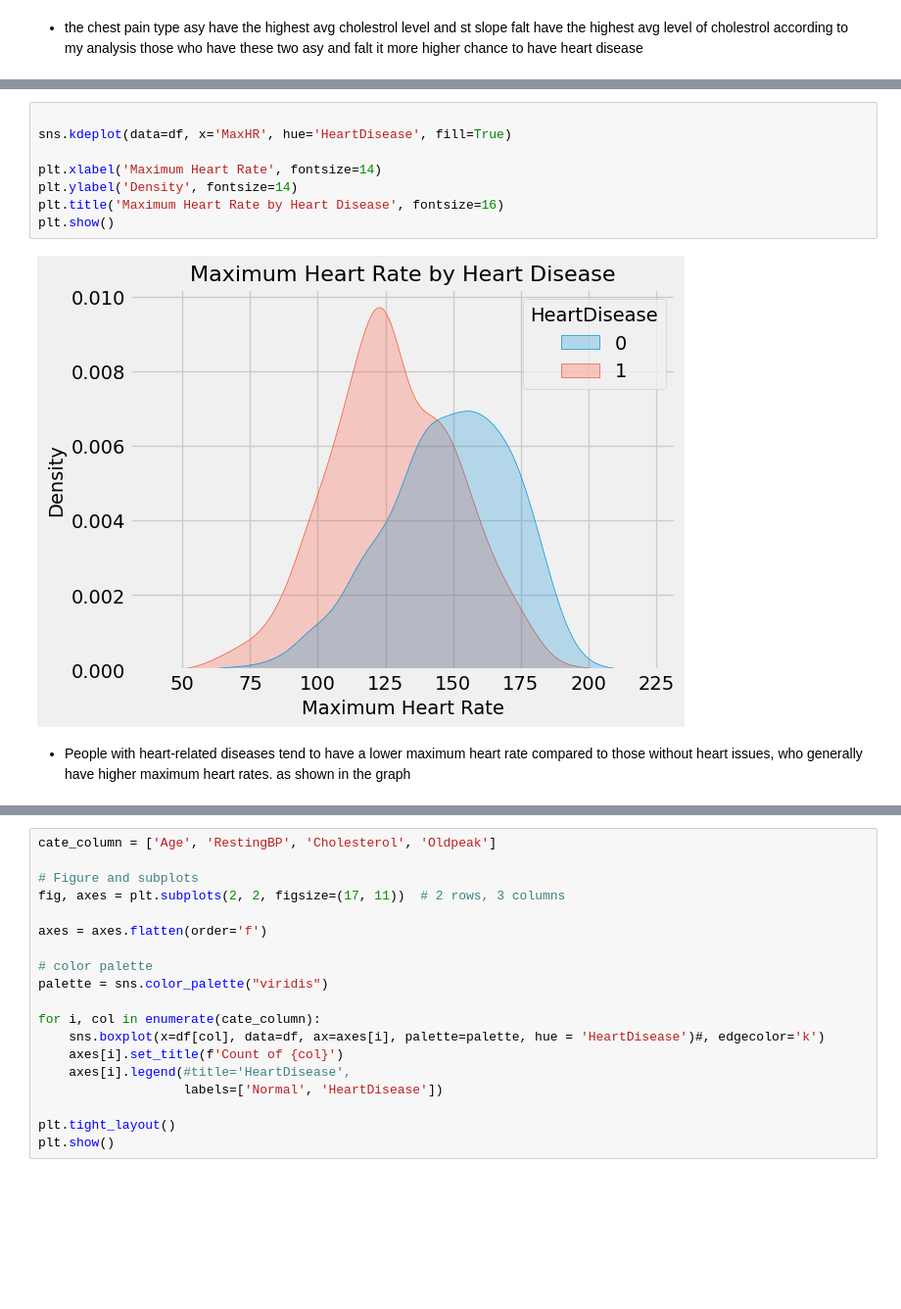
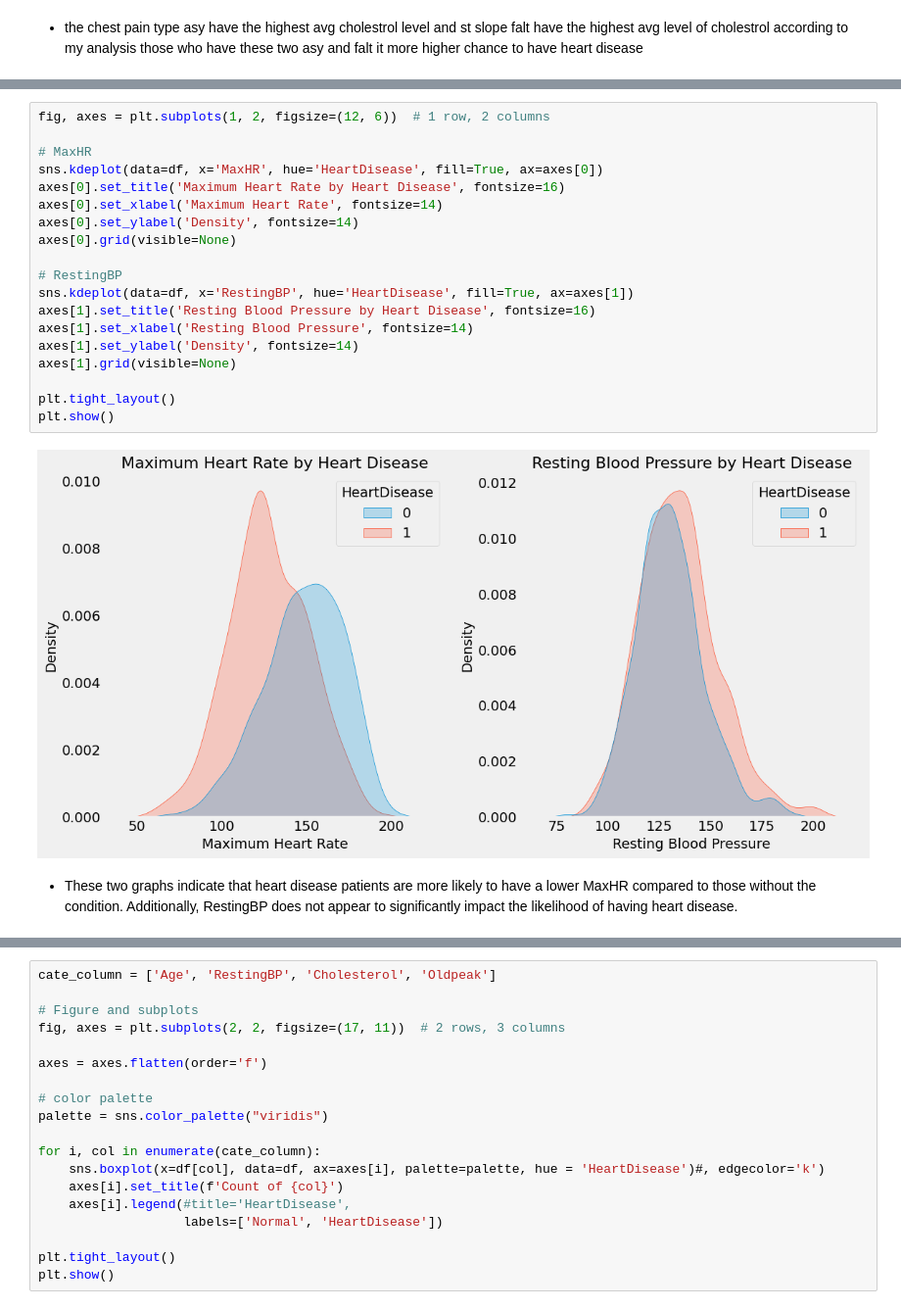
Before and after one commit to KanAfridi/Heart-Disease-Prediction-Web-App, a Jupyter notebook: Heart Disease.ipynb, the cells around one changed output, grey strips where cells are left out. Shown at 98% size. Saved outputs shown, nothing was run; the diff lists cells and outputs as text; blank space fills up the shorter version.

```diff
--- a/Heart Disease.ipynb
+++ b/Heart Disease.ipynb
@@ -483,15 +483,26 @@ plt.show()
-# %%
-
-sns.kdeplot(data=df, x='MaxHR', hue='HeartDisease', fill=True)
-
-plt.xlabel('Maximum Heart Rate', fontsize=14)
-plt.ylabel('Density', fontsize=14)
-plt.title('Maximum Heart Rate by Heart Disease', fontsize=16)
-plt.show()
-# %% [output]
-[figure, removed]
+# %%
+fig, axes = plt.subplots(1, 2, figsize=(12, 6))  # 1 row, 2 columns
+
+# MaxHR
+sns.kdeplot(data=df, x='MaxHR', hue='HeartDisease', fill=True, ax=axes[0])
+axes[0].set_title('Maximum Heart Rate by Heart Disease', fontsize=16)
+axes[0].set_xlabel('Maximum Heart Rate', fontsize=14)
+axes[0].set_ylabel('Density', fontsize=14)
+axes[0].grid(visible=None)
+
+# RestingBP
+sns.kdeplot(data=df, x='RestingBP', hue='HeartDisease', fill=True, ax=axes[1])
+axes[1].set_title('Resting Blood Pressure by Heart Disease', fontsize=16)
+axes[1].set_xlabel('Resting Blood Pressure', fontsize=14)
+axes[1].set_ylabel('Density', fontsize=14)
+axes[1].grid(visible=None)
+
+plt.tight_layout()
+plt.show()
+# %% [output]
+[figure, added]
 # %% [markdown]
-- People with heart-related diseases tend to have a lower maximum heart rate compared to those without heart issues, who generally have higher maximum heart rates. as shown in the graph
+- These two graphs indicate that heart disease patients are more likely to have a lower MaxHR compared to those without the condition. Additionally, RestingBP does not appear to significantly impact the likelihood of having heart disease.
 # %%
 plt.figure(figsize = (10, 6))
 sns.swarmplot(x = 'ChestPainType', y = 'Age', data = df, hue='HeartDisease')
```
Also changed, not shown: parts of 29 cells of this notebook, 42 other files.
